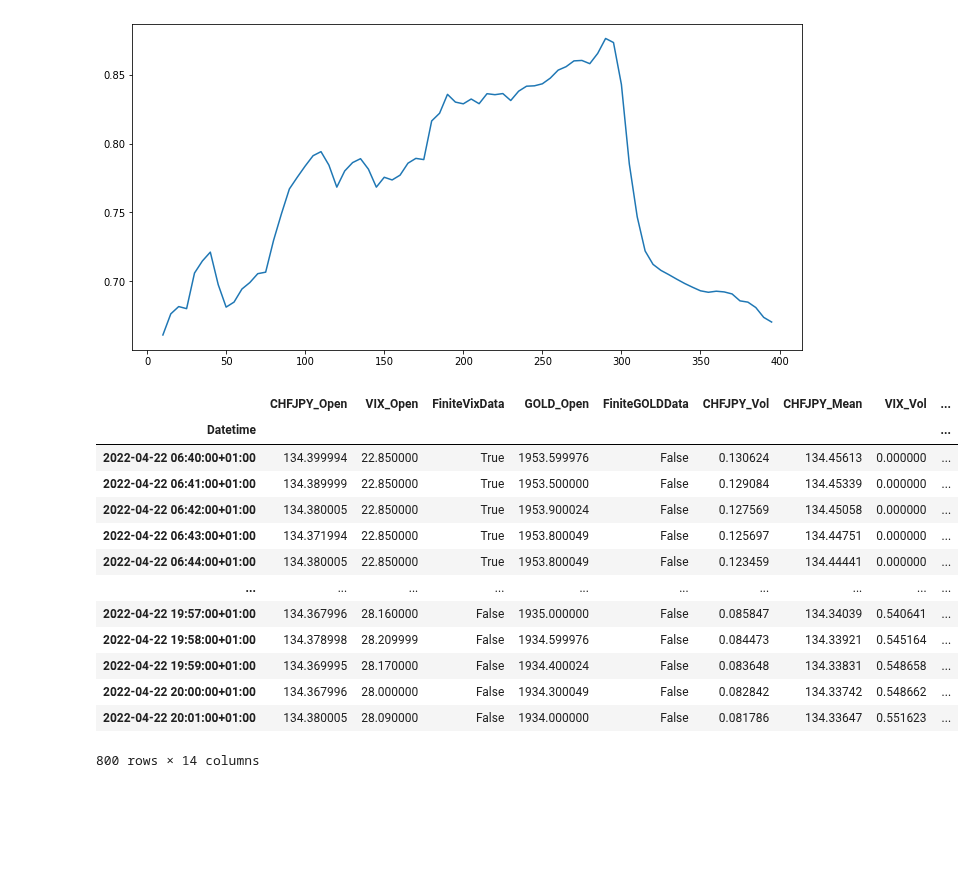
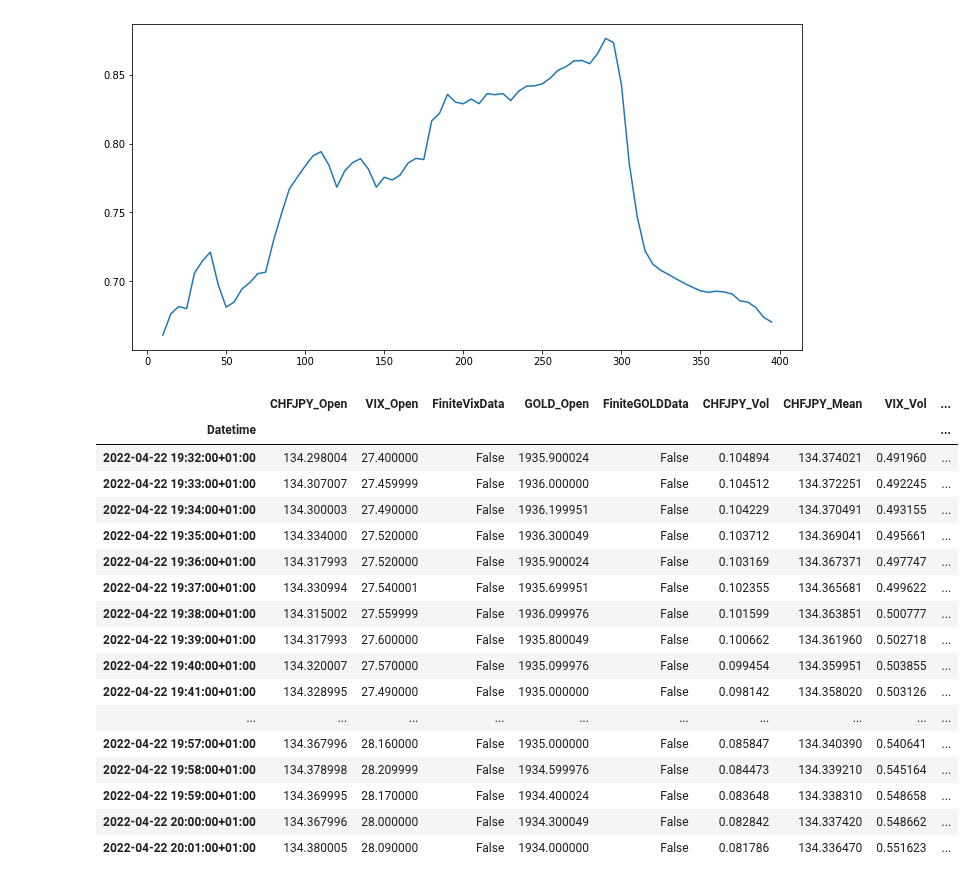
Before and after one commit to Molozey/algo-andrii, a Jupyter notebook: meanPrediction/mainTesting.ipynb, the cells around one changed output. Saved outputs shown, nothing was run; the diff lists cells and outputs as text; code cells hidden in the pictures; blank space fills up the shorter version.

Commit message:
start: testing_strategy with predicted

```diff
--- a/meanPrediction/mainTesting.ipynb
+++ b/meanPrediction/mainTesting.ipynb
@@ -501,6 +501,7 @@ class Strategy:
         self.BASE = 'CHFJPY'
         self.data = dataFrame
         self.data.index = pd.to_datetime(self.data.index)
+        self.technicalData = self.data.copy()
         self.trainSize = 0.5
         self.TimeBorder = pd.Timedelta('300T')
         self.intTimeBorder = self.TimeBorder // '1T'
@@ -509,54 +510,70 @@ class Strategy:
         self.intScanTime = self.scanTime // '1T'
         self.scanTimeSimplifier = pd.Timedelta('20T')
         self.intScanTimeSimplifier = self.scanTimeSimplifier // '1T'
+        self.intBbandsNanShift = self.intScanTimeSimplifier + self.intScanTime
         if hoursAvailable == 'all':
             self.availableToTradeHours = [i for i in range(0, 25)]
         else:
             self.availableToTradeHours = hoursAvailable
-        idxPos = self.data.index
+
+        self.idxPos = self.data.index
         def _applyer(x, inSID):
-            if (idxPos.get_loc(x.name) % inSID.intScanTimeSimplifier != 0):
+            if self.idxPos.get_loc(x.name) % inSID.intScanTimeSimplifier != 0:
                 return -666
-            if (idxPos.get_loc(x.name)) > self.intScanTime:
-                POS = idxPos.get_loc(x.name)
-                return self.get_half_time(inSID.data[f"{self.BASE}_Open"].iloc[POS-self.intScanTime:POS])
+            if (self.idxPos.get_loc(x.name)) > self.intScanTime:
+                POS = self.idxPos.get_loc(x.name)
+                return self.get_half_time(inSID.technicalData[f"{self.BASE}_Open"].iloc[POS-self.intScanTime:POS])
             else:
                 return np.nan
-        self.data["HalfTime"] = self.data.apply(lambda x: _applyer(x, inSID=self), axis=1)
-        self.data["HalfTime"].replace(to_replace = -666,  method='ffill', inplace=True)
+        self.technicalData["HalfTime"] = self.technicalData[f"{self.BASE}_Open"].to_frame().apply(lambda x: _applyer(x, inSID=self), axis=1)
+        self.technicalData["HalfTime"].replace(to_replace = -666,  method='ffill', inplace=True)
+        self.technicalData["Mean"] = self.technicalData[f"{self.BASE}_Open"].to_frame().apply(lambda x: self.calculate_BBands(x.name), axis=1)
+
+    def calculate_BBands(self, position):
+        _pos = (self.idxPos.get_loc(position))
+        if (_pos < self.intBbandsNanShift) or (_pos < self.technicalData["HalfTime"].loc[position]):
+            return np.nan
+
+        roll = self.technicalData[f"{self.BASE}_Open"].rolling(int(self.technicalData["HalfTime"].loc[position]))
+        return roll.mean()[-1]
+
     def get_half_time(self, openTuple: pd.Series) -> float:
         """
         Функция отдающая период полураспада
         :param openTuple:
         :return:
         """
         df_open = openTuple.to_frame()
         df_lag = df_open.shift(1)
         df_delta = df_open - df_lag
         linear_regression_model = LinearRegression()
         df_delta = df_delta.values.reshape(len(df_delta), 1)
         df_lag = df_lag.values.reshape(len(df_lag), 1)
         linear_regression_model.fit(df_lag[1:], df_delta[1:])
         half_life = -np.log(2) / linear_regression_model.coef_.item()
         return int(half_life)
 
     def calculate_half_times(self):
         pass
 
 strategy = Strategy(dataFrame=pd.read_csv('data.csv', index_col=0).iloc[:800])
-strategy.data
+strategy.technicalData.iloc[-30:]
 # %% [output]
 |  | CHFJPY_Open | VIX_Open | FiniteVixData | GOLD_Open | FiniteGOLDData | CHFJPY_Vol | CHFJPY_Mean | VIX_Vol | ... |
 | Datetime |  |  |  |  |  |  |  |  | ... |
-| 2022-04-22 06:40:00+01:00 | 134.399994 | 22.850000 | True | 1953.599976 | False | 0.130624 | 134.45613 | 0.000000 | ... |
-| 2022-04-22 06:41:00+01:00 | 134.389999 | 22.850000 | True | 1953.500000 | False | 0.129084 | 134.45339 | 0.000000 | ... |
-| 2022-04-22 06:42:00+01:00 | 134.380005 | 22.850000 | True | 1953.900024 | False | 0.127569 | 134.45058 | 0.000000 | ... |
-| 2022-04-22 06:43:00+01:00 | 134.371994 | 22.850000 | True | 1953.800049 | False | 0.125697 | 134.44751 | 0.000000 | ... |
-| 2022-04-22 06:44:00+01:00 | 134.380005 | 22.850000 | True | 1953.800049 | False | 0.123459 | 134.44441 | 0.000000 | ... |
+| 2022-04-22 19:32:00+01:00 | 134.298004 | 27.400000 | False | 1935.900024 | False | 0.104894 | 134.374021 | 0.491960 | ... |
+| 2022-04-22 19:33:00+01:00 | 134.307007 | 27.459999 | False | 1936.000000 | False | 0.104512 | 134.372251 | 0.492245 | ... |
+| 2022-04-22 19:34:00+01:00 | 134.300003 | 27.490000 | False | 1936.199951 | False | 0.104229 | 134.370491 | 0.493155 | ... |
+| 2022-04-22 19:35:00+01:00 | 134.334000 | 27.520000 | False | 1936.300049 | False | 0.103712 | 134.369041 | 0.495661 | ... |
+| 2022-04-22 19:36:00+01:00 | 134.317993 | 27.520000 | False | 1935.900024 | False | 0.103169 | 134.367371 | 0.497747 | ... |
+| 2022-04-22 19:37:00+01:00 | 134.330994 | 27.540001 | False | 1935.699951 | False | 0.102355 | 134.365681 | 0.499622 | ... |
+| 2022-04-22 19:38:00+01:00 | 134.315002 | 27.559999 | False | 1936.099976 | False | 0.101599 | 134.363851 | 0.500777 | ... |
+| 2022-04-22 19:39:00+01:00 | 134.317993 | 27.600000 | False | 1935.800049 | False | 0.100662 | 134.361960 | 0.502718 | ... |
+| 2022-04-22 19:40:00+01:00 | 134.320007 | 27.570000 | False | 1935.099976 | False | 0.099454 | 134.359951 | 0.503855 | ... |
+| 2022-04-22 19:41:00+01:00 | 134.328995 | 27.490000 | False | 1935.000000 | False | 0.098142 | 134.358020 | 0.503126 | ... |
 | ... | ... | ... | ... | ... | ... | ... | ... | ... | ... |
-| 2022-04-22 19:57:00+01:00 | 134.367996 | 28.160000 | False | 1935.000000 | False | 0.085847 | 134.34039 | 0.540641 | ... |
-| 2022-04-22 19:58:00+01:00 | 134.378998 | 28.209999 | False | 1934.599976 | False | 0.084473 | 134.33921 | 0.545164 | ... |
-| 2022-04-22 19:59:00+01:00 | 134.369995 | 28.170000 | False | 1934.400024 | False | 0.083648 | 134.33831 | 0.548658 | ... |
-| 2022-04-22 20:00:00+01:00 | 134.367996 | 28.000000 | False | 1934.300049 | False | 0.082842 | 134.33742 | 0.548662 | ... |
-| 2022-04-22 20:01:00+01:00 | 134.380005 | 28.090000 | False | 1934.000000 | False | 0.081786 | 134.33647 | 0.551623 | ... |
+| 2022-04-22 19:57:00+01:00 | 134.367996 | 28.160000 | False | 1935.000000 | False | 0.085847 | 134.340390 | 0.540641 | ... |
+| 2022-04-22 19:58:00+01:00 | 134.378998 | 28.209999 | False | 1934.599976 | False | 0.084473 | 134.339210 | 0.545164 | ... |
+| 2022-04-22 19:59:00+01:00 | 134.369995 | 28.170000 | False | 1934.400024 | False | 0.083648 | 134.338310 | 0.548658 | ... |
+| 2022-04-22 20:00:00+01:00 | 134.367996 | 28.000000 | False | 1934.300049 | False | 0.082842 | 134.337420 | 0.548662 | ... |
+| 2022-04-22 20:01:00+01:00 | 134.380005 | 28.090000 | False | 1934.000000 | False | 0.081786 | 134.336470 | 0.551623 | ... |
-800 rows × 14 columns
```
Also changed, not shown: parts of 2 cells of this notebook.
